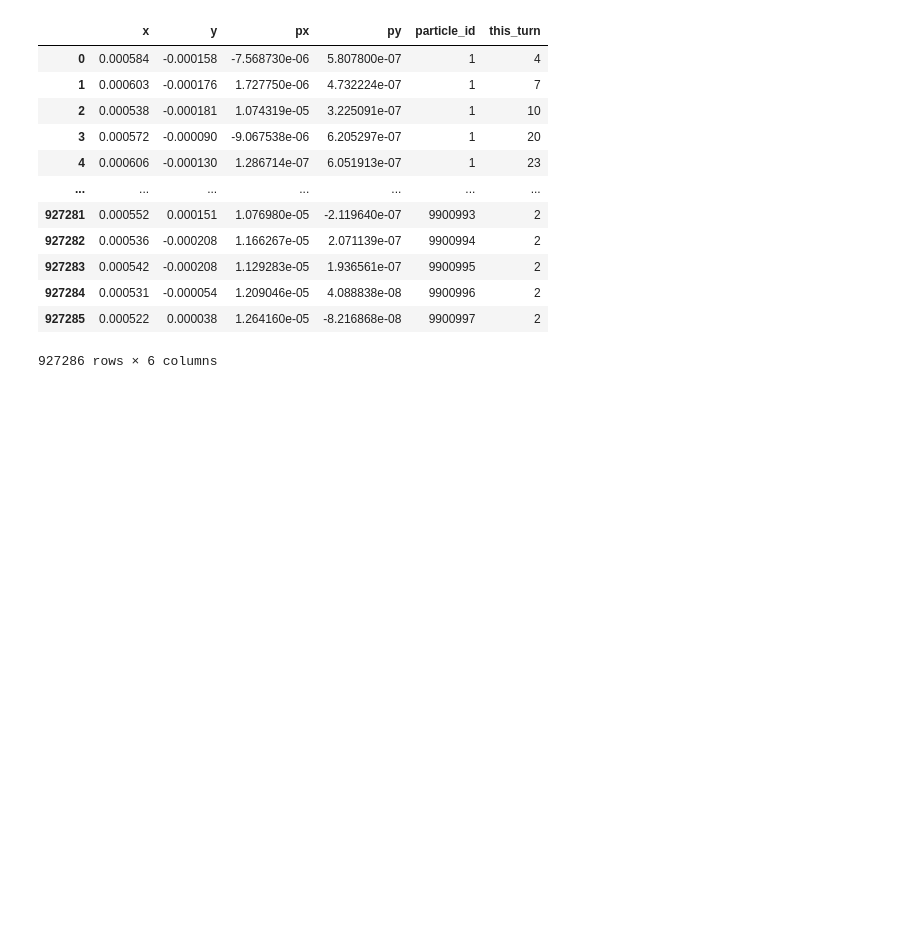
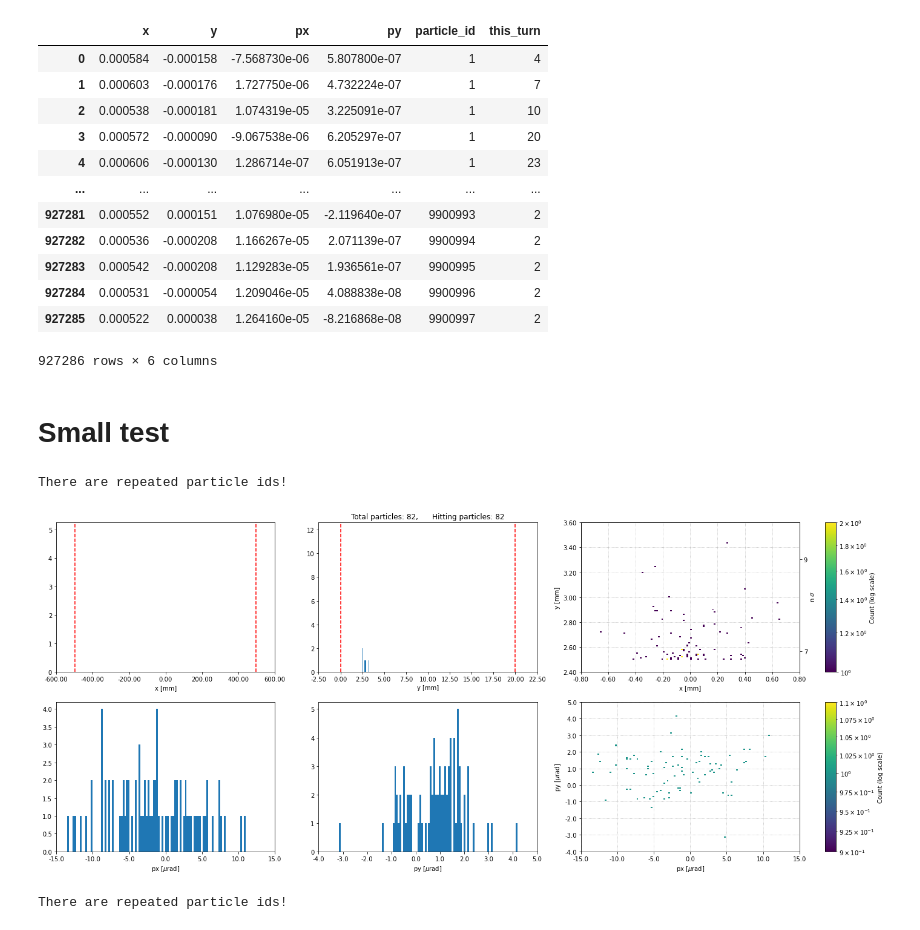
Before and after one commit to chiaramaccani/two_cryst_sim, a Jupyter notebook: GR_sim/GR_ana.ipynb, the cells around one changed output. Saved outputs shown, nothing was run; the diff lists cells and outputs as text; code cells hidden in the pictures; blank space fills up the shorter version.

```diff
--- a/GR_sim/GR_ana.ipynb
+++ b/GR_sim/GR_ana.ipynb
@@ -1351,3 +1354,24 @@ df3
 | 927284 | 0.000531 | -0.000054 | 1.209046e-05 | 4.088838e-08 | 9900996 | 2 |
 | 927285 | 0.000522 | 0.000038 | 1.264160e-05 | -8.216868e-08 | 9900997 | 2 |
 927286 rows × 6 columns
+# %% [markdown]
+# Small test
+# %%
+MAX_BETA_B2V_small = TargetAnalysis(n_sigma=0, length=0, xdim=0.99333,  ydim=0.02, sigma=0.0003669923483749934, jaw_L=0)  #0.0004342312025547099
+MIN_BETA_B2V_small = TargetAnalysis(n_sigma=0, length=0, ydim=0.02, xdim=0.02, sigma=0.00015026066772025093, jaw_L=0)  #0.0001777908196989651
+MAX_BETA_B2H_small = TargetAnalysis(n_sigma=0, length=0, xdim=0.0,  ydim=0.02, sigma=0.00035866775213267105, jaw_L=0) #0.00042438140744837586
+MIN_BETA_B2H_small = TargetAnalysis(n_sigma=0, length=0, ydim=0.0, xdim=0.02, sigma=9.238501959918204e-05, jaw_L=0) #0.00010931142934239653
+# %%
+MAX_BETA_B2V_small.load_particles('', file_name='particles_B2V.h5', Condor = False,
+                      default_path = "./Outputdata/", df_key= 'MAX_BETA')
+# %% [output]
+There are repeated particle ids!
+# %%
+MAX_BETA_B2V_small.compute_impact_particles()
+# %% [output]
+[figure, added]
+# %%
+MIN_BETA_B2V_small.load_particles('', file_name='particles_B2V.h5', Condor = False,
+                      default_path = "./Outputdata/", df_key= 'MIN_BETA')
+# %% [output]
+There are repeated particle ids!
```
Also changed, not shown: parts of 24 cells of this notebook, 7 other files.
